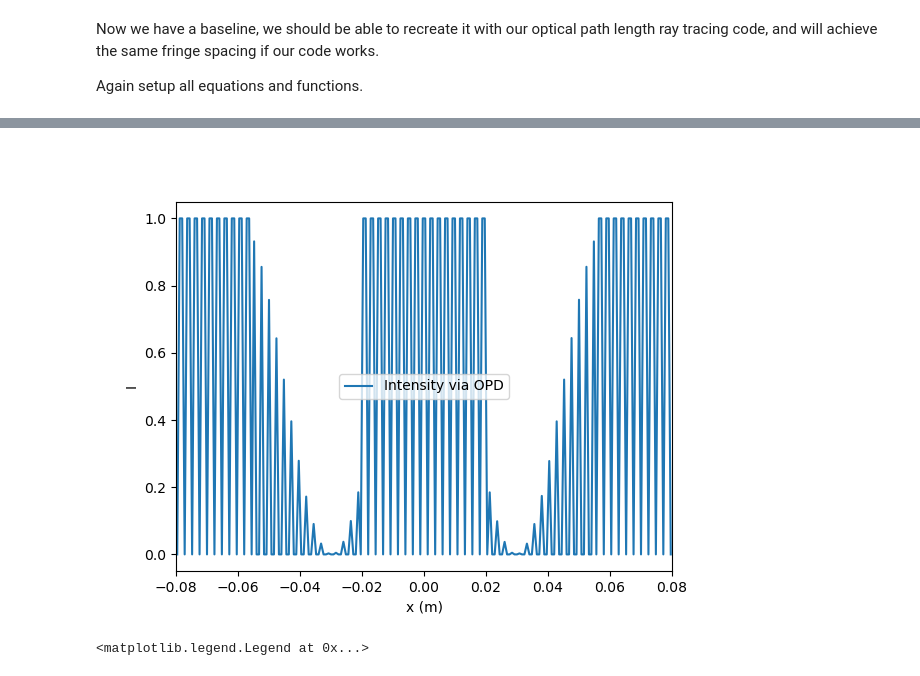
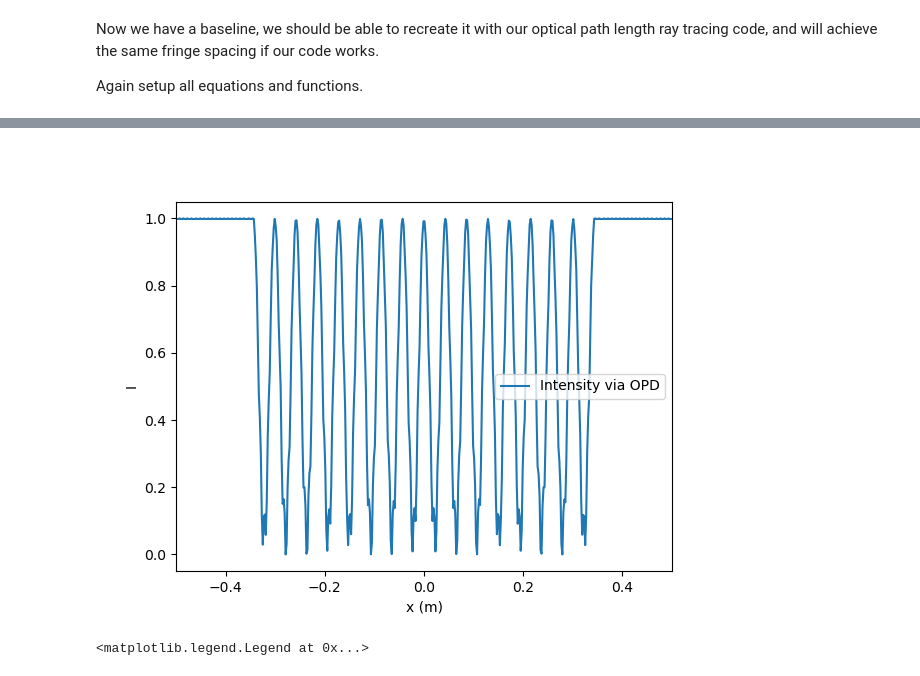
Before and after one commit to AMCLab/TEMGYMAdvanced, a Jupyter notebook: JanghyunCOMAnalysis/biprism_electrostatic_refractive_index_diffractio_compared_to_ray_tracing_physical_scale.ipynb, the cells around one changed output, grey strips where cells are left out. Drawn from its saved outputs; the diff is of its cells as text; code cells hidden in the pictures.

Commit message:
Got ray tracing OPD working for the physical scale

```diff
--- a/JanghyunCOMAnalysis/biprism_electrostatic_refractive_index_diffractio_compared_to_ray_tracing_physical_scale.ipynb
+++ b/JanghyunCOMAnalysis/biprism_electrostatic_refractive_index_diffractio_compared_to_ray_tracing_physical_scale.ipynb
@@ -139,7 +139,7 @@ def make_potential_and_efield(phi, phi_0, x, y, z):
 
     return phi_hat_wires_electron_lambda, dphi_hat_wires_electron_lambda
 
-phi_hat_lambda, dphi_hat_lambda = make_potential_and_efield(phi_biprism, 60e5, X, Y, Z)
+phi_hat_lambda, dphi_hat_lambda = make_potential_and_efield(phi_biprism, phi_0, X, Y, Z)
 
 @cfunc(lsoda_sig)
 def trajectory_equation_of_motion_numba(z, x, dx, phi_hat_0):
@@ -153,7 +153,7 @@ def trajectory_equation_of_motion_numba(z, x, dx, phi_hat_0):
     dx[3] = (p**2)/(2*phi_hat)*(dphi_hat_y-x[3]*dphi_hat_z)
     dx[4] = (phi_hat/phi_hat_0[0])**(1/2)*p
 # %%
-macro_block_size = 64
+macro_block_size = 128
 n_threads = 12
 scale = 1
 n = (n_threads*macro_block_size*scale)**2
@@ -166,11 +166,11 @@ print(num_along_dim)
 # %%
-x0 = np.concatenate((np.linspace(-1, -0.126, num_along_dim//2, dtype = np.float64, endpoint=True), np.linspace(0.126, 1, num_along_dim//2, dtype = np.float64, endpoint=True)))
+x0 = np.concatenate((np.linspace(-0.8, -0.126, num_along_dim//2, dtype = np.float64, endpoint=True), np.linspace(0.126, 0.8, num_along_dim//2, dtype = np.float64, endpoint=True)))
 y0 = np.linspace(0, 0, num_along_dim, dtype = np.float64, endpoint=True)
 
 grid = np.array(np.meshgrid(x0, y0))
 pos_0 = grid.reshape(2, n).T
 
-z_eval = np.array([-2., 0, 60000])
+z_eval = np.array([-1000., 0, 80000])
 
 #Need the potential at the beginning for the optical path length calculation.
 phi_hat_lambda_0 = phi_hat_lambda(0, y0[0], z_eval[0])
@@ -189,7 +189,7 @@ def main(n, pos_0, phi_hat_lambda_0, progress_proxy):
     opl_out = np.empty((n,len(z_eval)), np.float64)
     n_threads = 12 #Number of threads on laptop cpu
     thread_block_size = int(n/n_threads)
-    macro_block_size = 64
+    macro_block_size = 16
     macro_blocks = int(thread_block_size/macro_block_size)
 
     for thread in numba.prange(n_threads):
@@ -280,12 +280,12 @@ from collections import defaultdict
 
 def plot_interference(x_out, y_out, z_eval, phase_out, z_plane_idx, scale):
 
-    x_left = -0.08 #scale[0]
-    x_right = 0.08 #scale[1]
+    x_left = -0.5 #scale[0]
+    x_right = 0.5 #scale[1]
 
     x_edge = np.abs(x_left) + np.abs(x_right)
 
-    pixels_x_edge = 200
+    pixels_x_edge = 500
 
     image = np.zeros((pixels_x_edge, 1), np.float64)
 
@@ -304,35 +304,35 @@ def plot_interference(x_out, y_out, z_eval, phase_out, z_plane_idx, scale):
 
     x_bin_indices = np.digitize(x_out_valid, bins_x) - 1
 
     bin_values = defaultdict(list)
 
     for i, (x_idx) in enumerate(x_bin_indices):
         bin_values[(x_idx, 0)].append(phase_out_valid[i])
 
     #Loop through the coordinates, find the phases of all the rays in each pixel, and calculate the interference.
     for x, y in bin_values:
         phases = np.array(bin_values[x, y])
         image[x, y] = np.abs(np.sum(np.exp(1j*(phases)))/len(phases))**2
         my_dpi = 300
 
     x_intensity = bins_x[:-1] + pixel_size_x/2
 
     intensity_fig, intensity_ax = plt.subplots()
     intensity_ax.plot(x_intensity, image[:, 0]/np.max(image), label = 'Intensity via OPD')
-    intensity_ax.set_xlim(-0.08, 0.08)
+    intensity_ax.set_xlim(-0.5, 0.5)
     intensity_ax.set_xlabel('x (m)')
     intensity_ax.set_ylabel('I')
     intensity_ax.legend()
 
     return intensity_fig, intensity_ax
 
 fractional_wavelength = opl_out[:, -1]/wavelength
 phase_out = np.mod(fractional_wavelength*2*np.pi, 2*np.pi)
 
 scale = get_scale(x_out[:, -1], y_out[:, -1])
 opd_fig, opd_ax = plot_interference(x_out, y_out, z_eval, phase_out, -1, scale)
 # %% [output]
-[figure, old version]
+[figure, new version]
 # %%
 opd_ax.plot(t0.x, u_field_last_plane/np.max(u_field_last_plane), label = 'Intensity via Wave Propagation Method as light wave')
 plt.legend()
```
Also changed, not shown: parts of 8 cells of this notebook.
